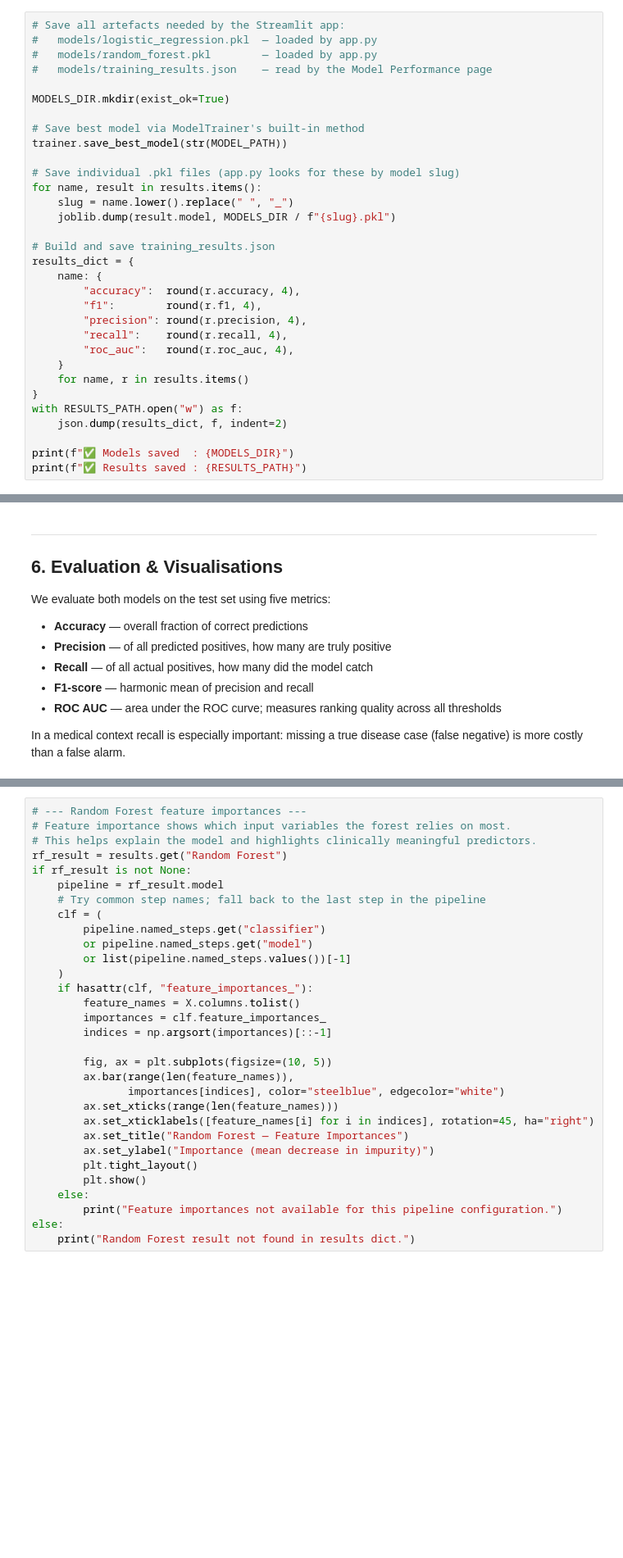
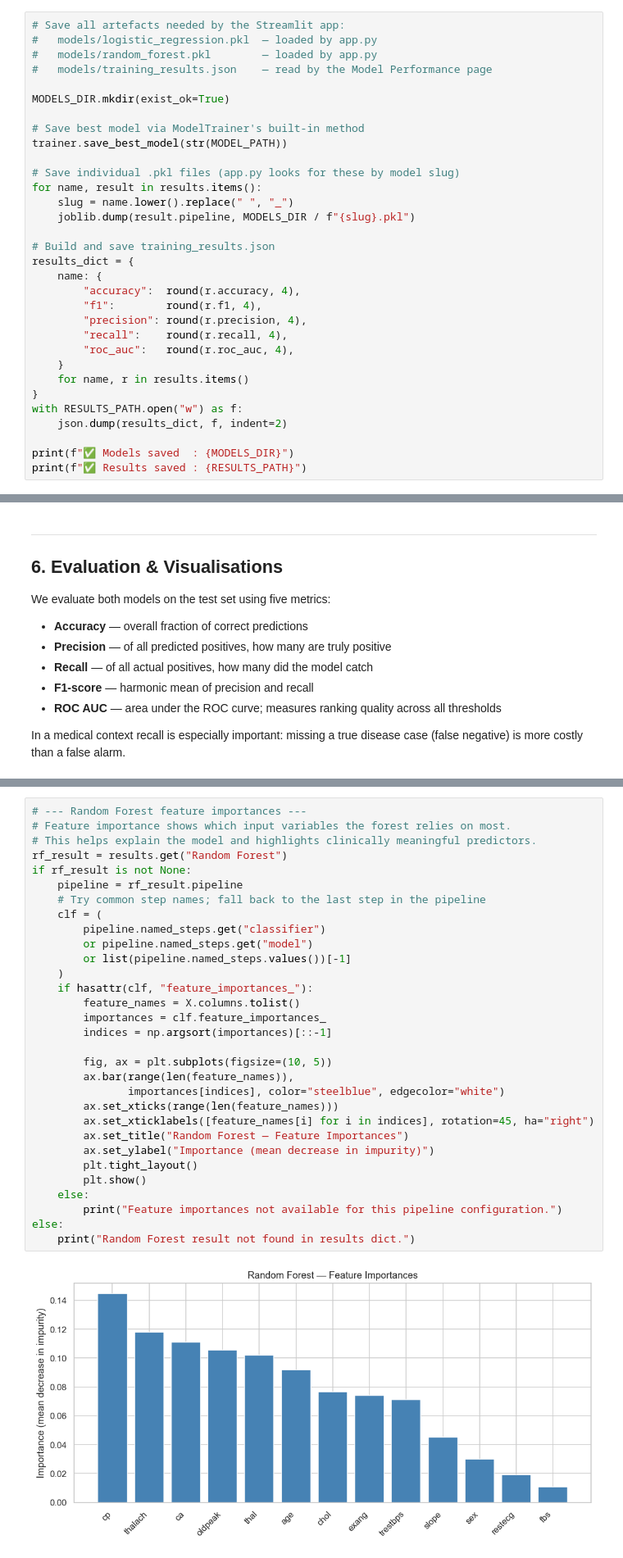
Before and after one commit to TorstenssonGIT/ProjectEC5, a Jupyter notebook: notebooks/analysis.ipynb, the cells around one changed output, grey strips where cells are left out. Shown at 82% size. Drawn from its saved outputs; the diff is of its cells as text; blank space fills up the shorter version.

Commit message:
Fix result.model -> result.pipeline in notebook (#8)

```diff
--- a/notebooks/analysis.ipynb
+++ b/notebooks/analysis.ipynb
@@ -302,7 +362,7 @@ trainer.save_best_model(str(MODEL_PATH))
 # Save individual .pkl files (app.py looks for these by model slug)
 for name, result in results.items():
     slug = name.lower().replace(" ", "_")
-    joblib.dump(result.model, MODELS_DIR / f"{slug}.pkl")
+    joblib.dump(result.pipeline, MODELS_DIR / f"{slug}.pkl")
 
 # Build and save training_results.json
 results_dict = {
@@ -394,34 +463,36 @@ plt.show()
 # %%
 # --- Random Forest feature importances ---
 # Feature importance shows which input variables the forest relies on most.
 # This helps explain the model and highlights clinically meaningful predictors.
 rf_result = results.get("Random Forest")
 if rf_result is not None:
-    pipeline = rf_result.model
+    pipeline = rf_result.pipeline
     # Try common step names; fall back to the last step in the pipeline
     clf = (
         pipeline.named_steps.get("classifier")
         or pipeline.named_steps.get("model")
         or list(pipeline.named_steps.values())[-1]
     )
     if hasattr(clf, "feature_importances_"):
         feature_names = X.columns.tolist()
         importances = clf.feature_importances_
         indices = np.argsort(importances)[::-1]
 
         fig, ax = plt.subplots(figsize=(10, 5))
         ax.bar(range(len(feature_names)),
                importances[indices], color="steelblue", edgecolor="white")
         ax.set_xticks(range(len(feature_names)))
         ax.set_xticklabels([feature_names[i] for i in indices], rotation=45, ha="right")
         ax.set_title("Random Forest — Feature Importances")
         ax.set_ylabel("Importance (mean decrease in impurity)")
         plt.tight_layout()
         plt.show()
     else:
         print("Feature importances not available for this pipeline configuration.")
 else:
     print("Random Forest result not found in results dict.")
+# %% [output]
+[figure, added]
 # %%
 # --- Full classification reports ---
 # Per-class precision, recall, and F1. Useful for checking if one class
```
Also changed, not shown: parts of 18 cells of this notebook.
